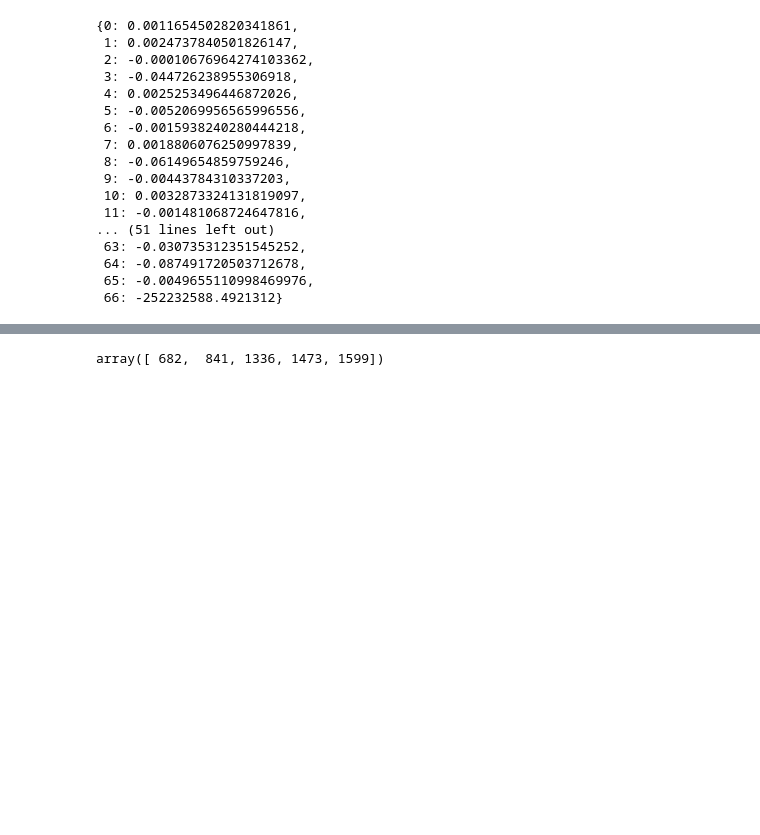
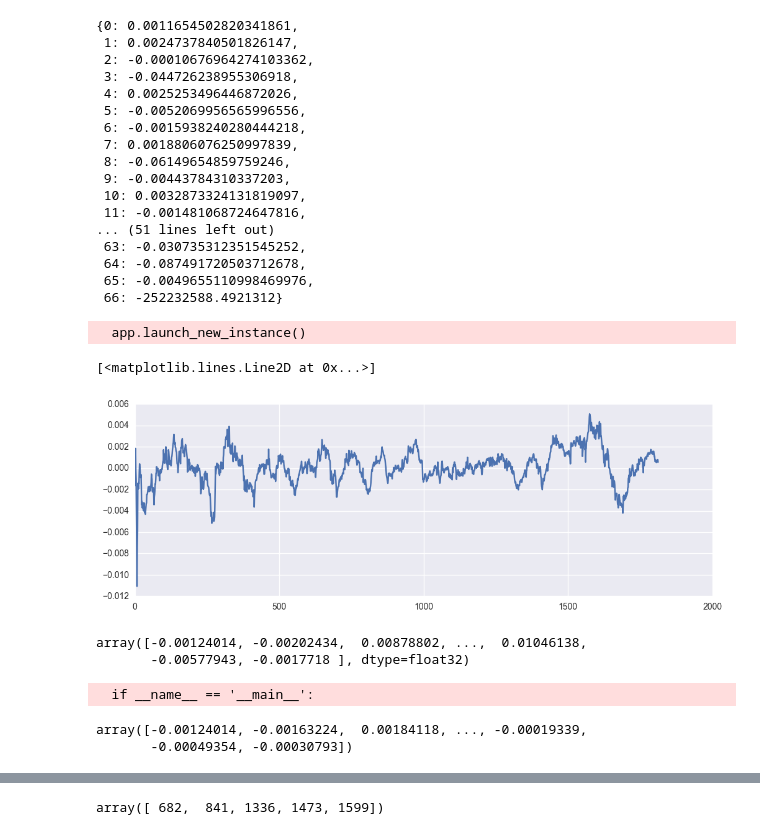
Before and after one commit to RedaAffane/two_sigmas, a Jupyter notebook: two_sigma_2.ipynb, the cells around one changed output, grey strips where cells are left out. Drawn from its saved outputs; the diff is of its cells as text; code cells hidden in the pictures; blank space fills up the shorter version.

```diff
--- a/two_sigma_2.ipynb
+++ b/two_sigma_2.ipynb
@@ -1173,6 +1173,25 @@ scores
  64: -0.087491720503712678,
  65: -0.0049655110998469976,
  66: -252232588.4921312}
+# %%
+plt.figure(figsize=(12,4))
+#plt.plot(sigma[sigma.id==11].timestamp,sigma[sigma.id==11].y)
+plt.plot(sigma[sigma.id==11].timestamp,pd.rolling_mean(sigma[sigma.id==11].y,50,min_periods=1))
+# %% [output]
+  app.launch_new_instance()
+[<matplotlib.lines.Line2D at 0x...>]
+[figure, added]
+# %%
+sigma[sigma.id==11].y.values
+# %% [output]
+array([-0.00124014, -0.00202434,  0.00878802, ...,  0.01046138,
+       -0.00577943, -0.0017718 ], dtype=float32)
+# %%
+pd.rolling_mean(sigma[sigma.id==11].y,10,min_periods=1).values
+# %% [output]
+  if __name__ == '__main__':
+array([-0.00124014, -0.00163224,  0.00184118, ..., -0.00019339,
+       -0.00049354, -0.00030793])
 # %%
 def hiarchical_clust_plus(corr_binary,HIERCHICAL_METHOD,HIERCHICAL_NB_CLUSTERS):
     #Hiearchical clustering
```
Also changed, not shown: parts of 9 cells of this notebook, 4 other files.
